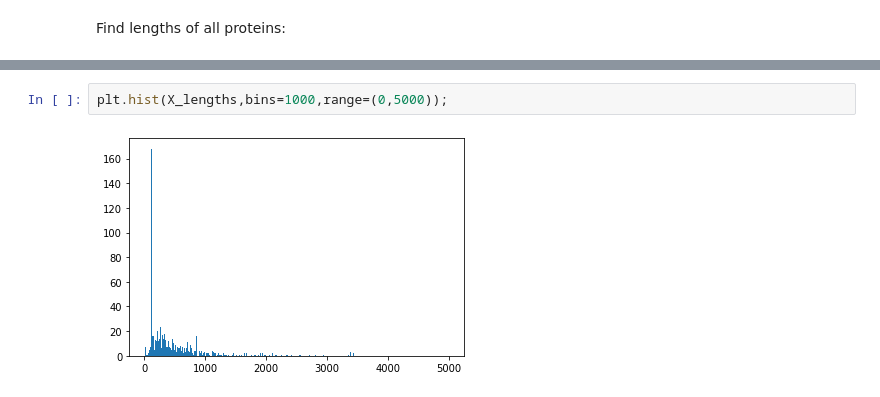
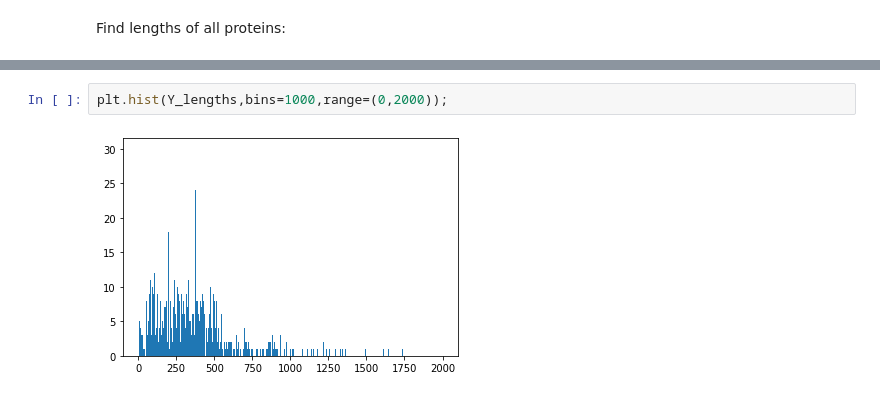
Before and after one commit to myGithubAccount26/Biostatistics, a Jupyter notebook: Biostatistics_Lab_2.ipynb, the cells around one changed output, grey strips where cells are left out. Saved outputs shown, nothing was run; the diff lists cells and outputs as text.

```diff
--- a/Biostatistics_Lab_2.ipynb
+++ b/Biostatistics_Lab_2.ipynb
@@ -183,4 +189,4 @@ np.min(Y_lengths)
 # %%
-plt.hist(X_lengths,bins=1000,range=(0,5000));
+plt.hist(Y_lengths,bins=1000,range=(0,2000));
 # %% [output]
-[figure, old version]
+[figure, new version]
```
Also changed, not shown: parts of 25 cells of this notebook.
